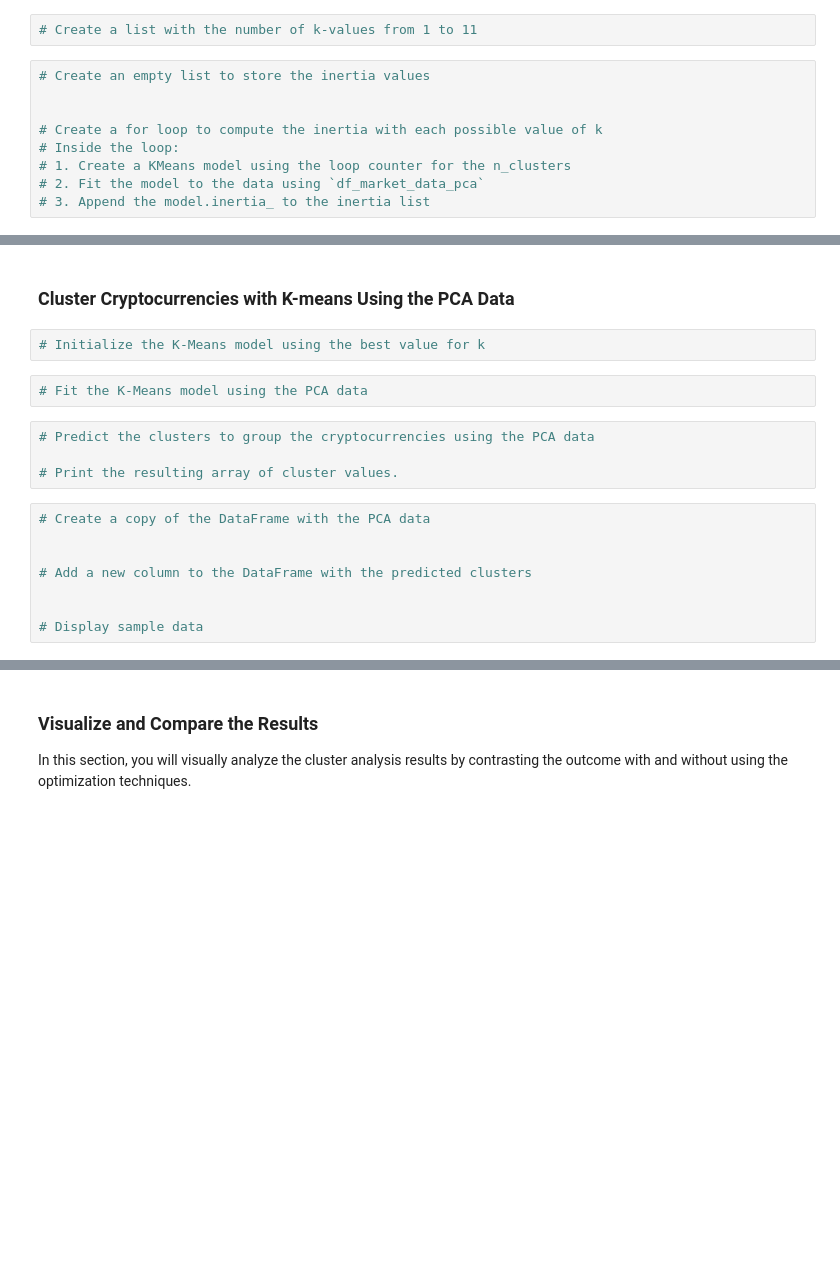
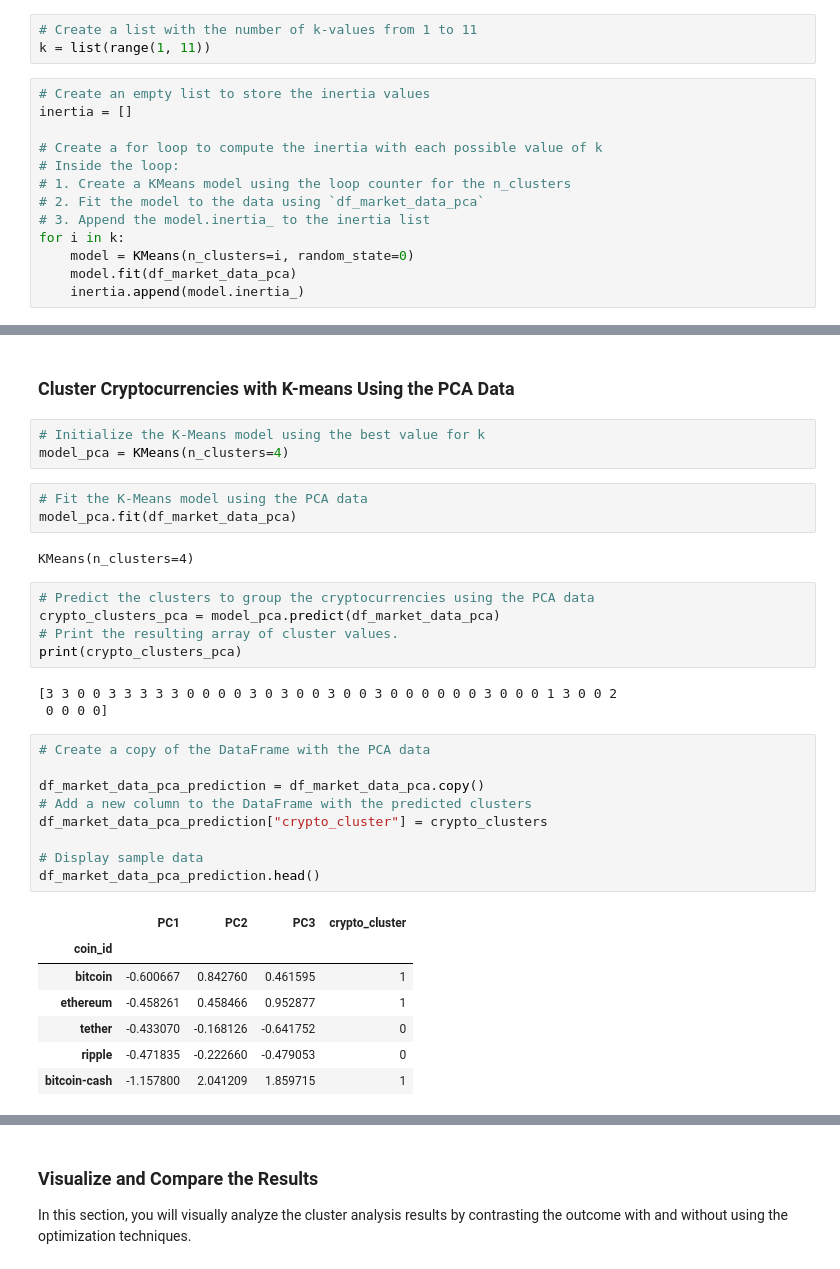
Before and after one commit to Kristen-Beer/CryptoClustering, a Jupyter notebook: Starter_Code/Crypto_Clustering_starter_code.ipynb, the cells around one changed output, grey strips where cells are left out. Drawn from its saved outputs; the diff is of its cells as text; blank space fills up the shorter version.

```diff
--- a/Starter_Code/Crypto_Clustering_starter_code.ipynb
+++ b/Starter_Code/Crypto_Clustering_starter_code.ipynb
@@ -236,14 +248,19 @@ array([0.3719856 , 0.34700813, 0.17603793])
 ### Find the Best Value for k Using the PCA Data
 # %%
 # Create a list with the number of k-values from 1 to 11
+k = list(range(1, 11))
 # %%
 # Create an empty list to store the inertia values
-
+inertia = []
 
 # Create a for loop to compute the inertia with each possible value of k
 # Inside the loop:
 # 1. Create a KMeans model using the loop counter for the n_clusters
 # 2. Fit the model to the data using `df_market_data_pca`
 # 3. Append the model.inertia_ to the inertia list
+for i in k:
+    model = KMeans(n_clusters=i, random_state=0)
+    model.fit(df_market_data_pca)
+    inertia.append(model.inertia_)
 # %%
 # Create a dictionary with the data to plot the Elbow curve
@@ -267,20 +292,37 @@ array([0.3719856 , 0.34700813, 0.17603793])
 ### Cluster Cryptocurrencies with K-means Using the PCA Data
 # %%
 # Initialize the K-Means model using the best value for k
+model_pca = KMeans(n_clusters=4)
 # %%
 # Fit the K-Means model using the PCA data
+model_pca.fit(df_market_data_pca)
+# %% [output]
+KMeans(n_clusters=4)
 # %%
 # Predict the clusters to group the cryptocurrencies using the PCA data
-
+crypto_clusters_pca = model_pca.predict(df_market_data_pca)
 # Print the resulting array of cluster values.
+print(crypto_clusters_pca)
+# %% [output]
+[3 3 0 0 3 3 3 3 3 0 0 0 0 3 0 3 0 0 3 0 0 3 0 0 0 0 0 0 3 0 0 0 1 3 0 0 2
+ 0 0 0 0]
 # %%
 # Create a copy of the DataFrame with the PCA data
 
-
+df_market_data_pca_prediction = df_market_data_pca.copy()
 # Add a new column to the DataFrame with the predicted clusters
-
+df_market_data_pca_prediction["crypto_cluster"] = crypto_clusters
 
 # Display sample data
+df_market_data_pca_prediction.head()
+# %% [output]
+|  | PC1 | PC2 | PC3 | crypto_cluster |
+| coin_id |  |  |  |  |
+| bitcoin | -0.600667 | 0.842760 | 0.461595 | 1 |
+| ethereum | -0.458261 | 0.458466 | 0.952877 | 1 |
+| tether | -0.433070 | -0.168126 | -0.641752 | 0 |
+| ripple | -0.471835 | -0.222660 | -0.479053 | 0 |
+| bitcoin-cash | -1.157800 | 2.041209 | 1.859715 | 1 |
 # %%
 # Create a scatter plot using hvPlot by setting
 # `x="PC1"` and `y="PC2"`.
```
Also changed, not shown: parts of 8 cells of this notebook.
